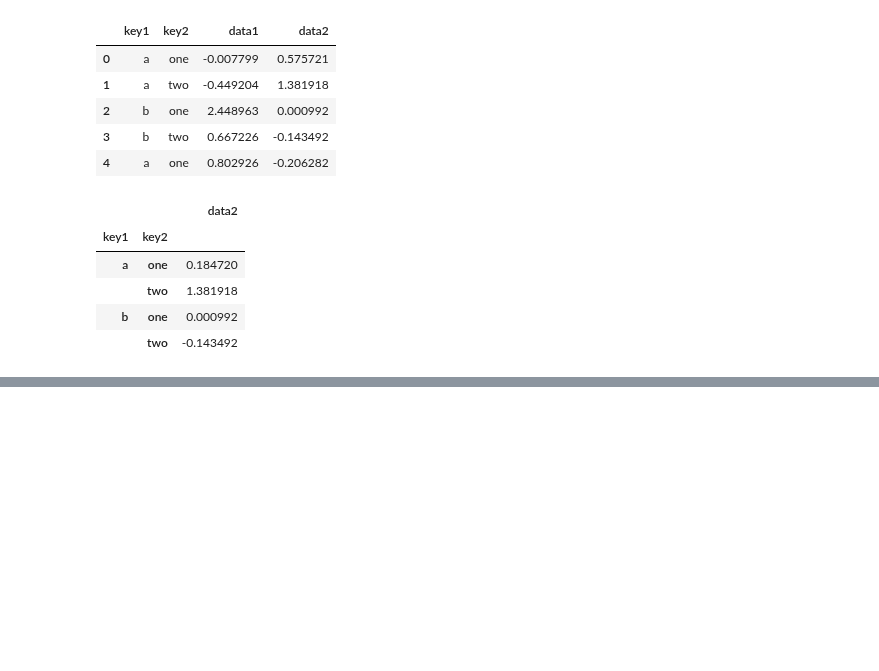
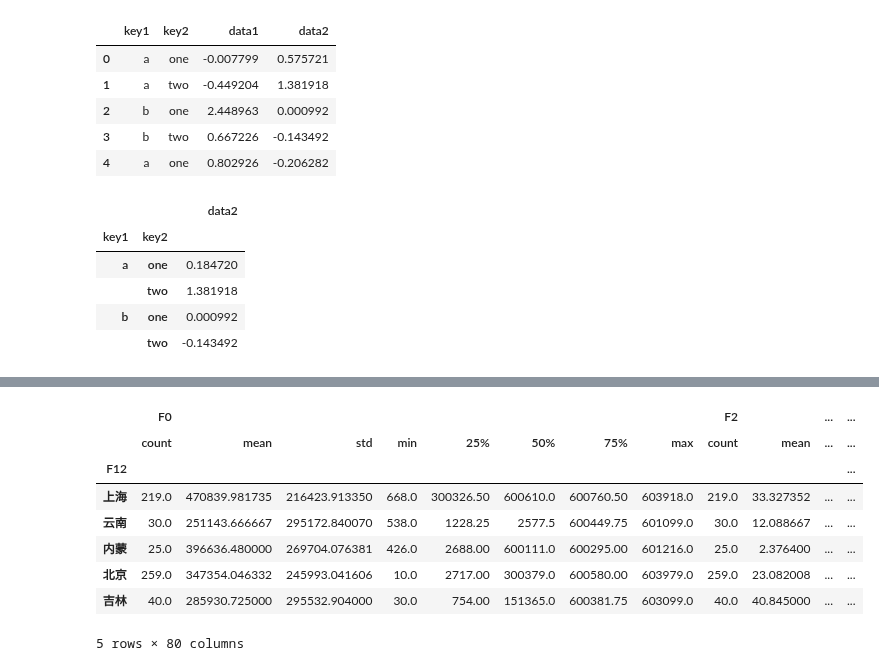
Before and after one commit to Luoxiaogan/Guide_to_financial_data_analysis, a Jupyter notebook: 金融数据分析导引/Lectures/Lecture 3/notes.ipynb, the cells around one changed output, grey strips where cells are left out. Drawn from its saved outputs; the diff is of its cells as text; code cells hidden in the pictures; blank space fills up the shorter version.

```diff
--- a/金融数据分析导引/Lectures/Lecture 3/notes.ipynb
+++ b/金融数据分析导引/Lectures/Lecture 3/notes.ipynb
@@ -901,0 +1004,3 @@ df.groupby(['key1','key2'])[['data2']].mean()
+# %%
+substocks.columns=map(lambda x: 'F'+str(x), range(13))
+substocks.head()
@@ -901,0 +1014,4 @@ df.groupby(['key1','key2'])[['data2']].mean()
+# %%
+grouped = substocks.groupby('F12')
+for i in grouped:
+    print(i)
@@ -901,0 +1036,13 @@ df.groupby(['key1','key2'])[['data2']].mean()
+# %%
+results=grouped.describe()
+results.head()
+# %% [output]
+|  | F0 |  |  |  |  |  |  |  | F2 |  | ... | ... |
+|  | count | mean | std | min | 25% | 50% | 75% | max | count | mean | ... | ... |
+| F12 |  |  |  |  |  |  |  |  |  |  |  | ... |
+| 上海 | 219.0 | 470839.981735 | 216423.913350 | 668.0 | 300326.50 | 600610.0 | 600760.50 | 603918.0 | 219.0 | 33.327352 | ... | ... |
+| 云南 | 30.0 | 251143.666667 | 295172.840070 | 538.0 | 1228.25 | 2577.5 | 600449.75 | 601099.0 | 30.0 | 12.088667 | ... | ... |
+| 内蒙 | 25.0 | 396636.480000 | 269704.076381 | 426.0 | 2688.00 | 600111.0 | 600295.00 | 601216.0 | 25.0 | 2.376400 | ... | ... |
+| 北京 | 259.0 | 347354.046332 | 245993.041606 | 10.0 | 2717.00 | 300379.0 | 600580.00 | 603979.0 | 259.0 | 23.082008 | ... | ... |
+| 吉林 | 40.0 | 285930.725000 | 295532.904000 | 30.0 | 754.00 | 151365.0 | 600381.75 | 603099.0 | 40.0 | 40.845000 | ... | ... |
+5 rows × 80 columns
```
Also changed, not shown: parts of 14 cells of this notebook, 3 other files.
